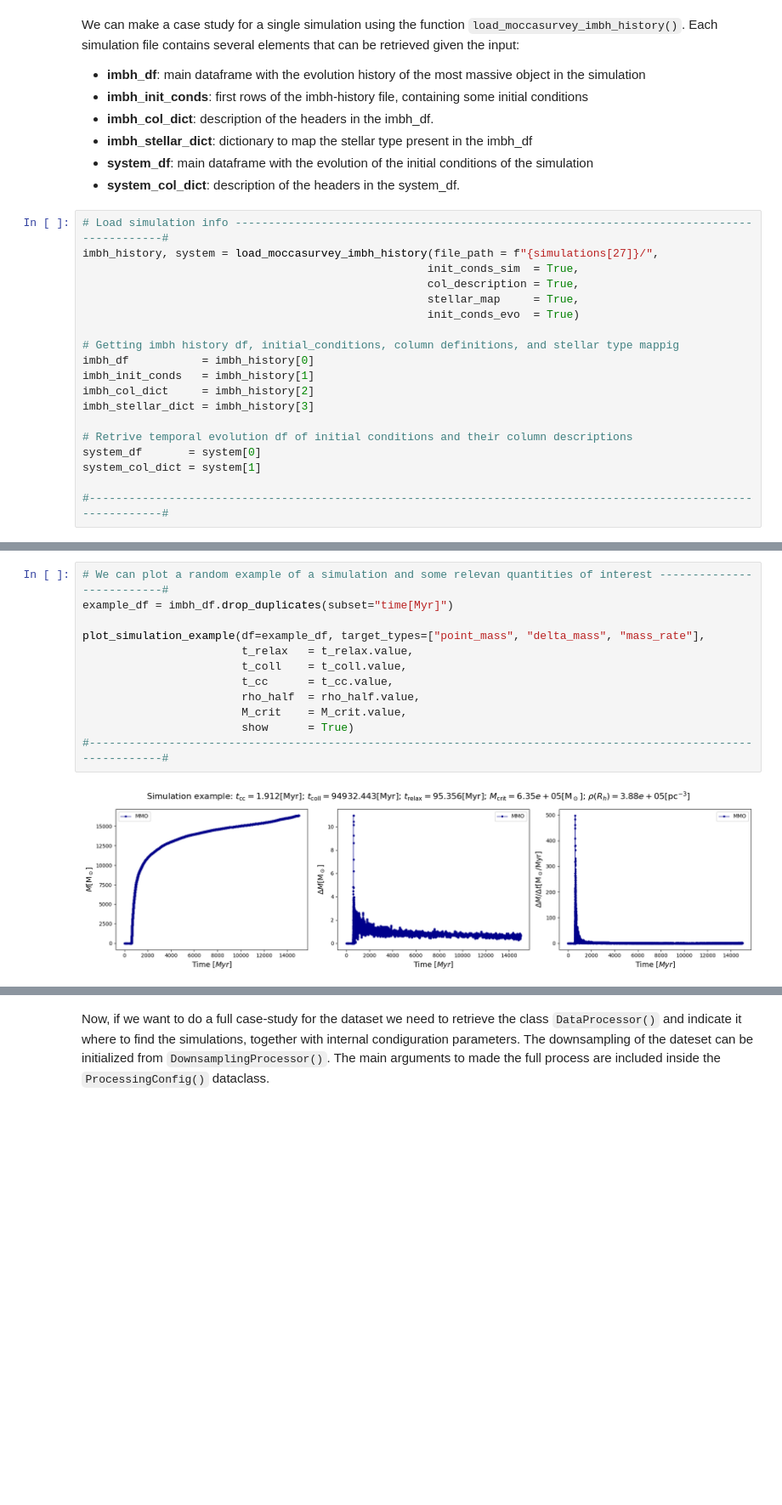
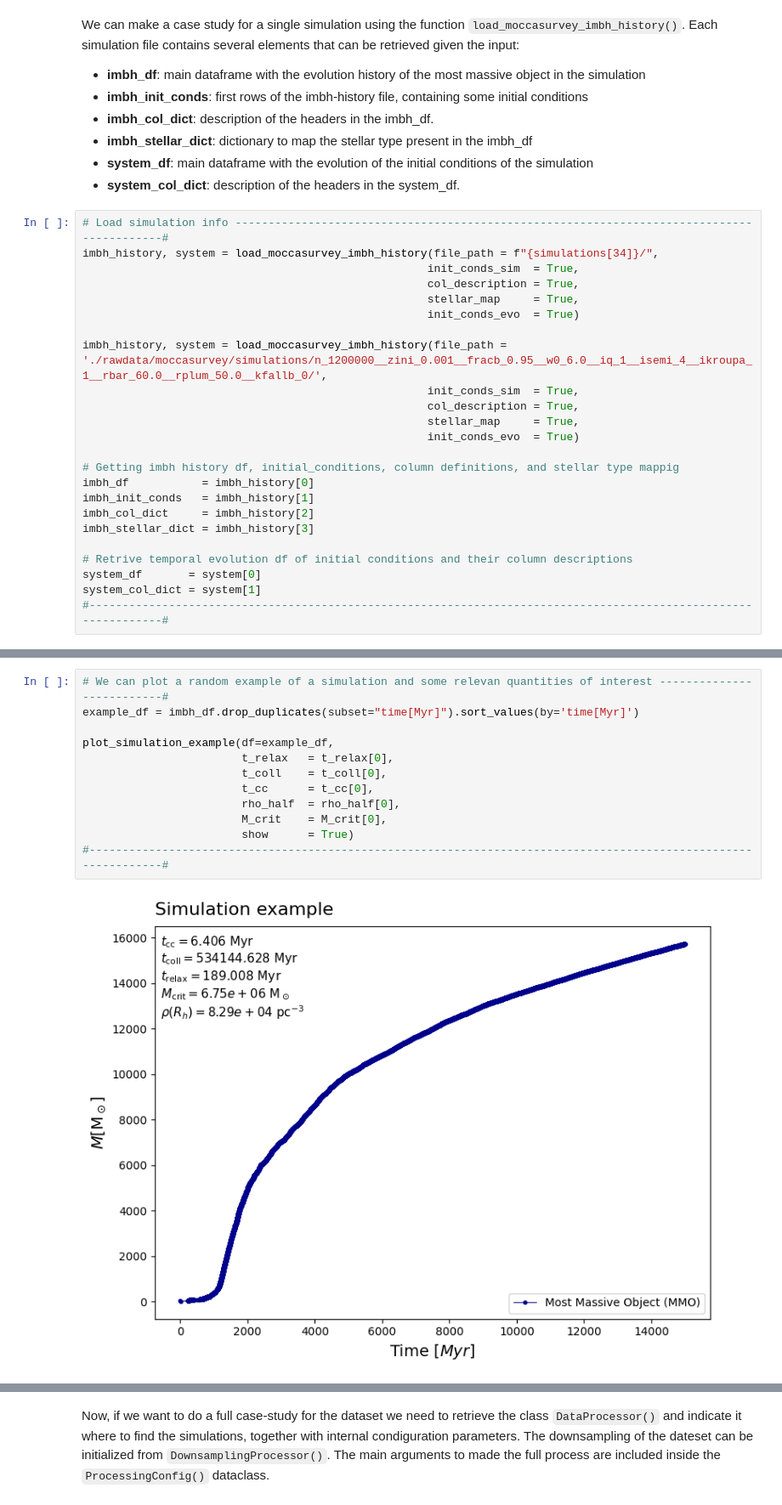
Before and after one commit to Milo-Jsb/LEMONsc, a Jupyter notebook: notebooks/SmallMOCCA-DataStudy.ipynb, the cells around one changed output, grey strips where cells are left out. Shown at 85% size. Drawn from its saved outputs; the diff is of its cells as text; blank space fills up the shorter version.

```diff
--- a/notebooks/SmallMOCCA-DataStudy.ipynb
+++ b/notebooks/SmallMOCCA-DataStudy.ipynb
@@ -85,7 +93,13 @@ We can make a case study for a single simulation using the function `load_moccas
 - **system_col_dict**: description of the headers in the system_df.
 # %%
 # Load simulation info ------------------------------------------------------------------------------------------#
-imbh_history, system = load_moccasurvey_imbh_history(file_path = f"{simulations[27]}/",
+imbh_history, system = load_moccasurvey_imbh_history(file_path = f"{simulations[34]}/",
+                                                    init_conds_sim  = True,
+                                                    col_description = True,
+                                                    stellar_map     = True,
+                                                    init_conds_evo  = True)
+
+imbh_history, system = load_moccasurvey_imbh_history(file_path = './rawdata/moccasurvey/simulations/n_1200000__zini_0.001__fracb_0.95__w0_6.0__iq_1__isemi_4__ikroupa_1__rbar_60.0__rplum_50.0__kfallb_0/',
                                                     init_conds_sim  = True,
                                                     col_description = True,
                                                     stellar_map     = True,
@@ -100,7 +114,6 @@ imbh_stellar_dict = imbh_history[3]
 # Retrive temporal evolution df of initial conditions and their column descriptions
 system_df       = system[0]
 system_col_dict = system[1]
-
 #----------------------------------------------------------------------------------------------------------------#
 # %%
 # Columns of interest and details of the system df ....----------------------------------------------------------#
@@ -255,14 +292,14 @@ The functions `time_preparation()` and `target_preparation()` allow for a simple
 # %%
 # We can plot a random example of a simulation and some relevan quantities of interest --------------------------#
-example_df = imbh_df.drop_duplicates(subset="time[Myr]")
+example_df = imbh_df.drop_duplicates(subset="time[Myr]").sort_values(by='time[Myr]')
 
-plot_simulation_example(df=example_df, target_types=["point_mass", "delta_mass", "mass_rate"],
-                        t_relax   = t_relax.value,
-                        t_coll    = t_coll.value,
-                        t_cc      = t_cc.value,
-                        rho_half  = rho_half.value,
-                        M_crit    = M_crit.value,
+plot_simulation_example(df=example_df,
+                        t_relax   = t_relax[0],
+                        t_coll    = t_coll[0],
+                        t_cc      = t_cc[0],
+                        rho_half  = rho_half[0],
+                        M_crit    = M_crit[0],
                         show      = True)
 #----------------------------------------------------------------------------------------------------------------#
 # %% [output]
-[figure, old version]
+[figure, new version]
```
Also changed, not shown: parts of 54 cells of this notebook, 39 other files.
